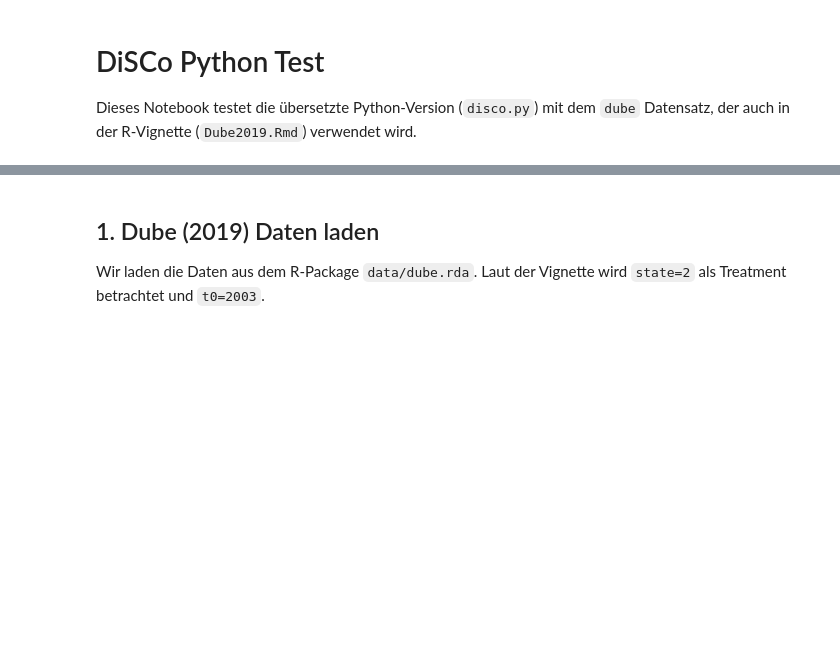
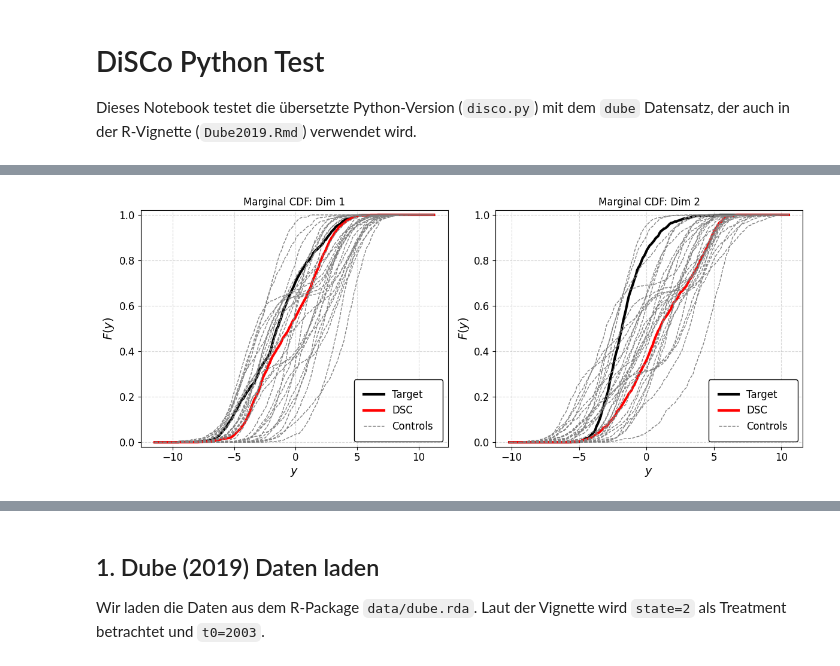
Before and after one commit to alexanderhxs/DiSCos, a Jupyter notebook: python/test_disco.ipynb, the cells around one changed output, grey strips where cells are left out. Cells and saved outputs as stored; diff of their text form; code cells hidden in the pictures; blank space fills up the shorter version.

```diff
--- a/python/test_disco.ipynb
+++ b/python/test_disco.ipynb
@@ -22,0 +205,15 @@ from python.evaluation.metrics import calculate_pretreatment_fit
+# %%
+arguments = {
+    'df': test_df,
+    'id_col': 'id_col',
+    'time_col': 'time_col',
+    'id_col_target': '0',
+    'y_col': ['y_col_1','y_col_2'],
+    't0': 5,
+    'M':1000,
+    'G': 10,
+    'B':50,
+    'simplex': True,
+    'perm': False,
+    'CI': False,
+}
@@ -22,0 +288,4 @@ from python.evaluation.metrics import calculate_pretreatment_fit
+# %%
+plot_fit_cdf(result_joint, show_controls=True)
+# %% [output]
+[figure, added]
```
Also changed, not shown: parts of 21 cells of this notebook, 8 other files.
